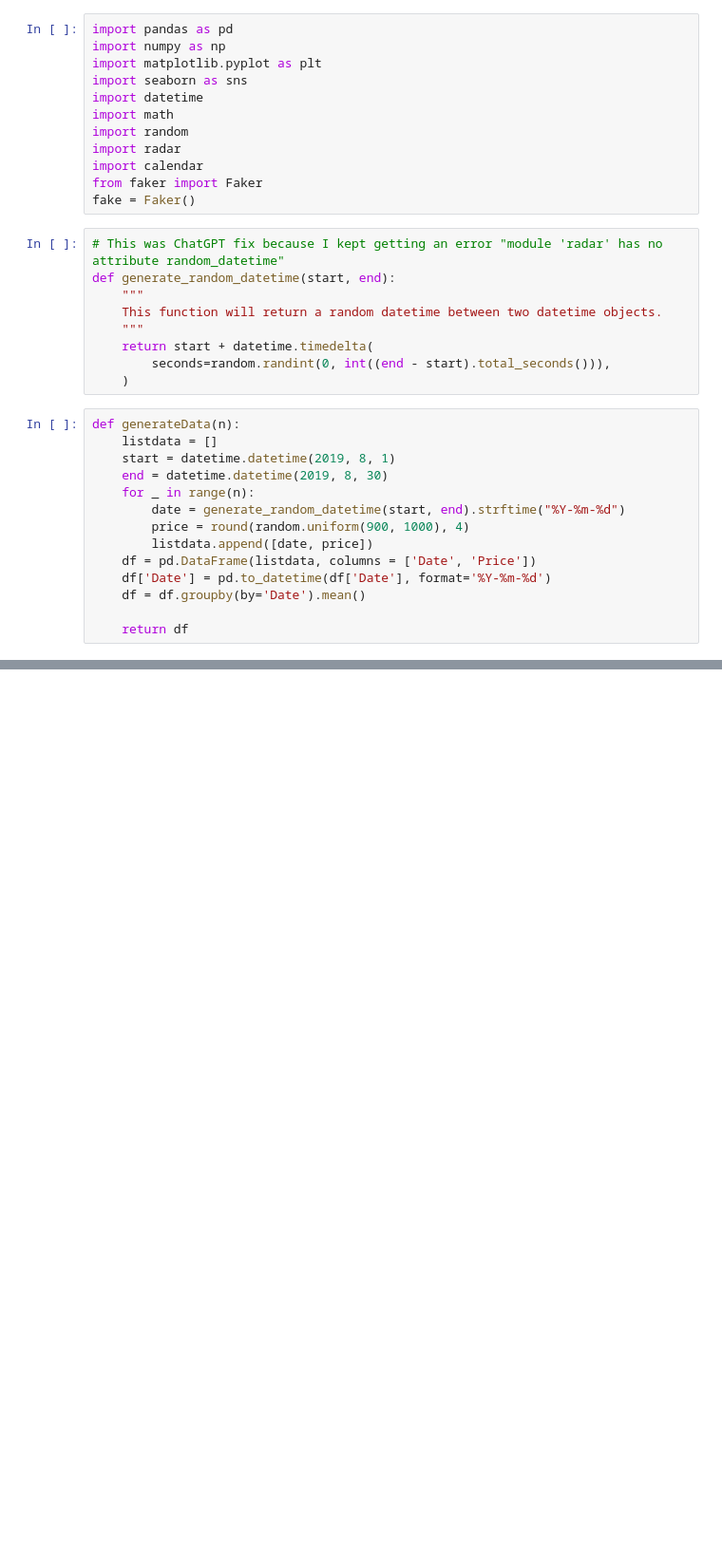
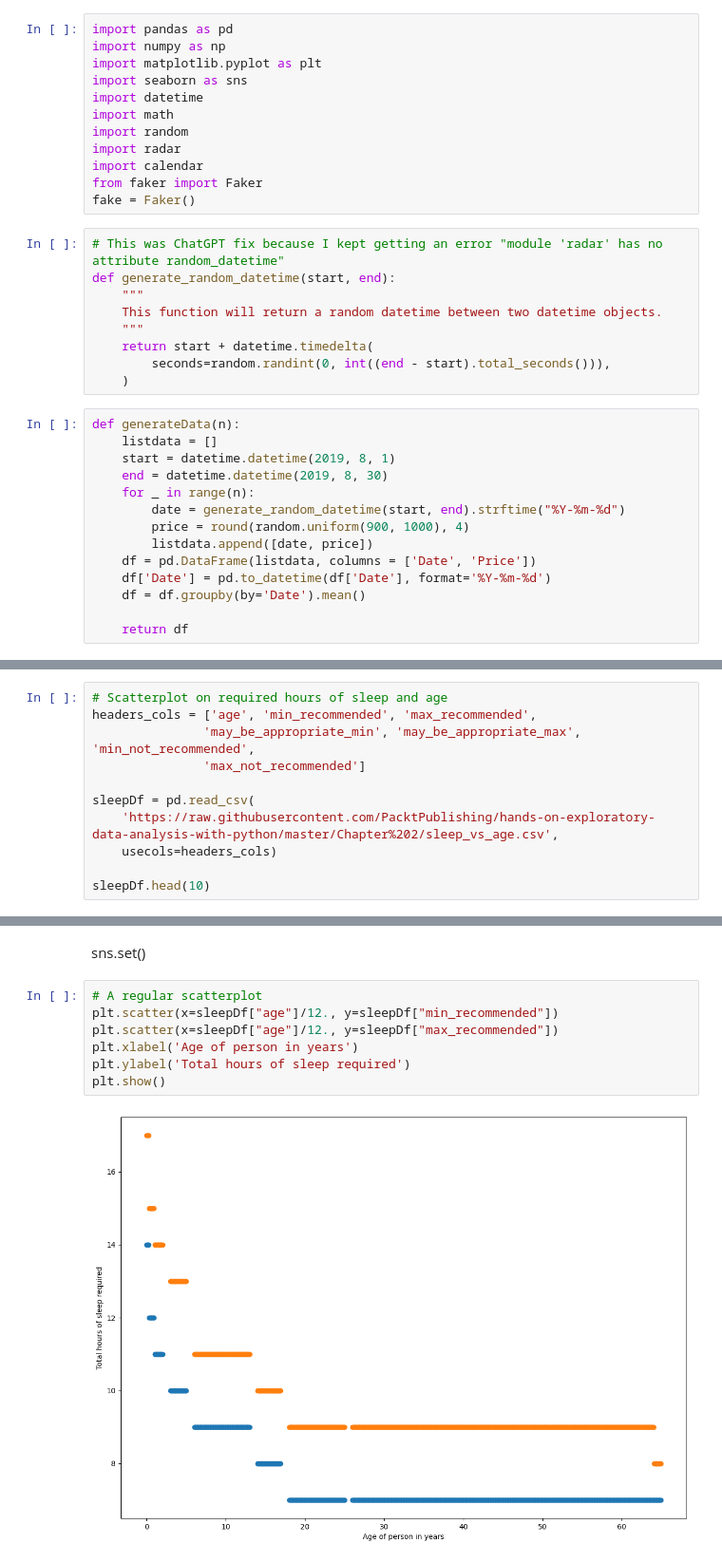
Before and after one commit to kj721/Ubiquitous, a Jupyter notebook: Topical/EDA/hands_on_eda_with_python_visual_aids_for_eda.ipynb, the cells around one changed output, grey strips where cells are left out. Shown at 95% size. Drawn from its saved outputs; the diff is of its cells as text; blank space fills up the shorter version.

Commit message:
Updates to hands-on eda

```diff
--- a/Topical/EDA/hands_on_eda_with_python_visual_aids_for_eda.ipynb
+++ b/Topical/EDA/hands_on_eda_with_python_visual_aids_for_eda.ipynb
@@ -72,0 +96,11 @@ plt.show()
+# %%
+# Scatterplot on required hours of sleep and age
+headers_cols = ['age', 'min_recommended', 'max_recommended',
+               'may_be_appropriate_min', 'may_be_appropriate_max', 'min_not_recommended',
+               'max_not_recommended']
+
+sleepDf = pd.read_csv(
+    'https://raw.githubusercontent.com/PacktPublishing/hands-on-exploratory-data-analysis-with-python/master/Chapter%202/sleep_vs_age.csv',
+    usecols=headers_cols)
+
+sleepDf.head(10)
@@ -72,0 +119,11 @@ plt.show()
+# %% [markdown]
+sns.set()
+# %%
+# A regular scatterplot
+plt.scatter(x=sleepDf["age"]/12., y=sleepDf["min_recommended"])
+plt.scatter(x=sleepDf["age"]/12., y=sleepDf["max_recommended"])
+plt.xlabel('Age of person in years')
+plt.ylabel('Total hours of sleep required')
+plt.show()
+# %% [output]
+[figure, added]
```
Also changed, not shown: parts of 33 cells of this notebook.
